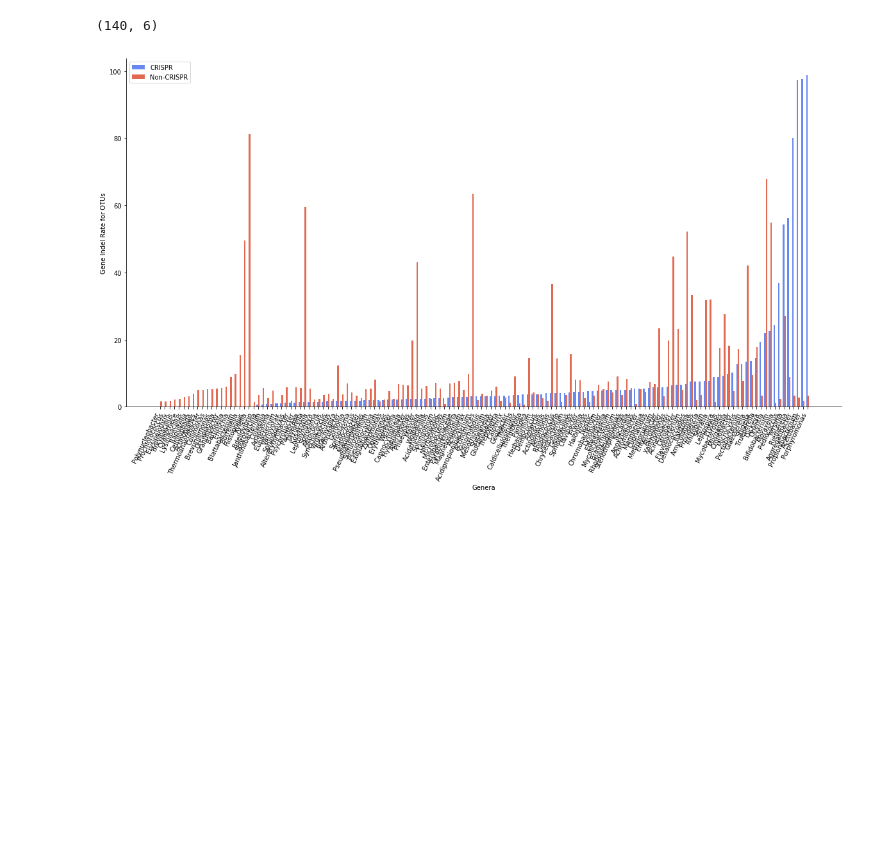
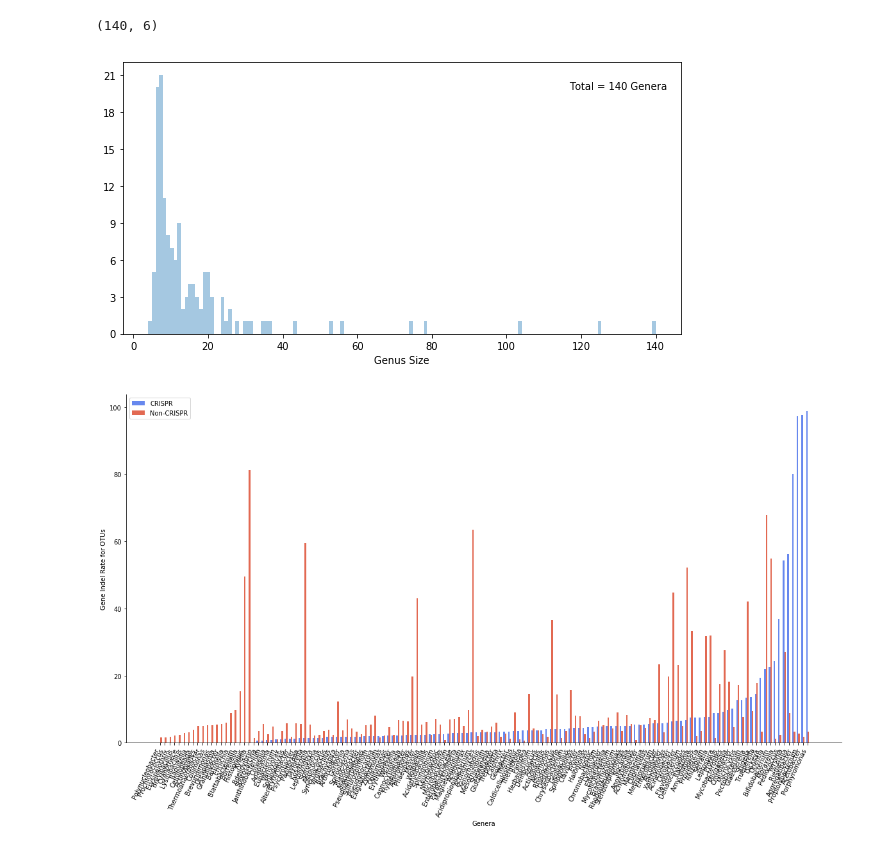
Before and after one commit to DJSiddharthVader/Undergrad_Thesis, a Jupyter notebook: notebooks/plotting.ipynb, the cells around one changed output. Saved outputs shown, nothing was run; the diff lists cells and outputs as text; code cells hidden in the pictures; blank space fills up the shorter version.

Commit message:
added figure of genus size distributions

```diff
--- a/notebooks/plotting.ipynb
+++ b/notebooks/plotting.ipynb
@@ -42,6 +43,11 @@ mmdf = plu.loadMarkoOnly(andf)
 mmdf.shape
 # %% [output]
 (140, 6)
+# %%
+plu.genusSizeDist(mmdf,dpi=dpi,
+    file='{}/genus_size_dist.png'.format(basefigdir))
+# %% [output]
+[figure, added]
 # %%
 plu.multiBarPlot(mmdf,['c_indel','nc_indel']
             ,'Gene Indel Rate for OTUs',width=1,dpi=dpi,
```
Also changed, not shown: parts of 2 cells of this notebook, 2 other files.
